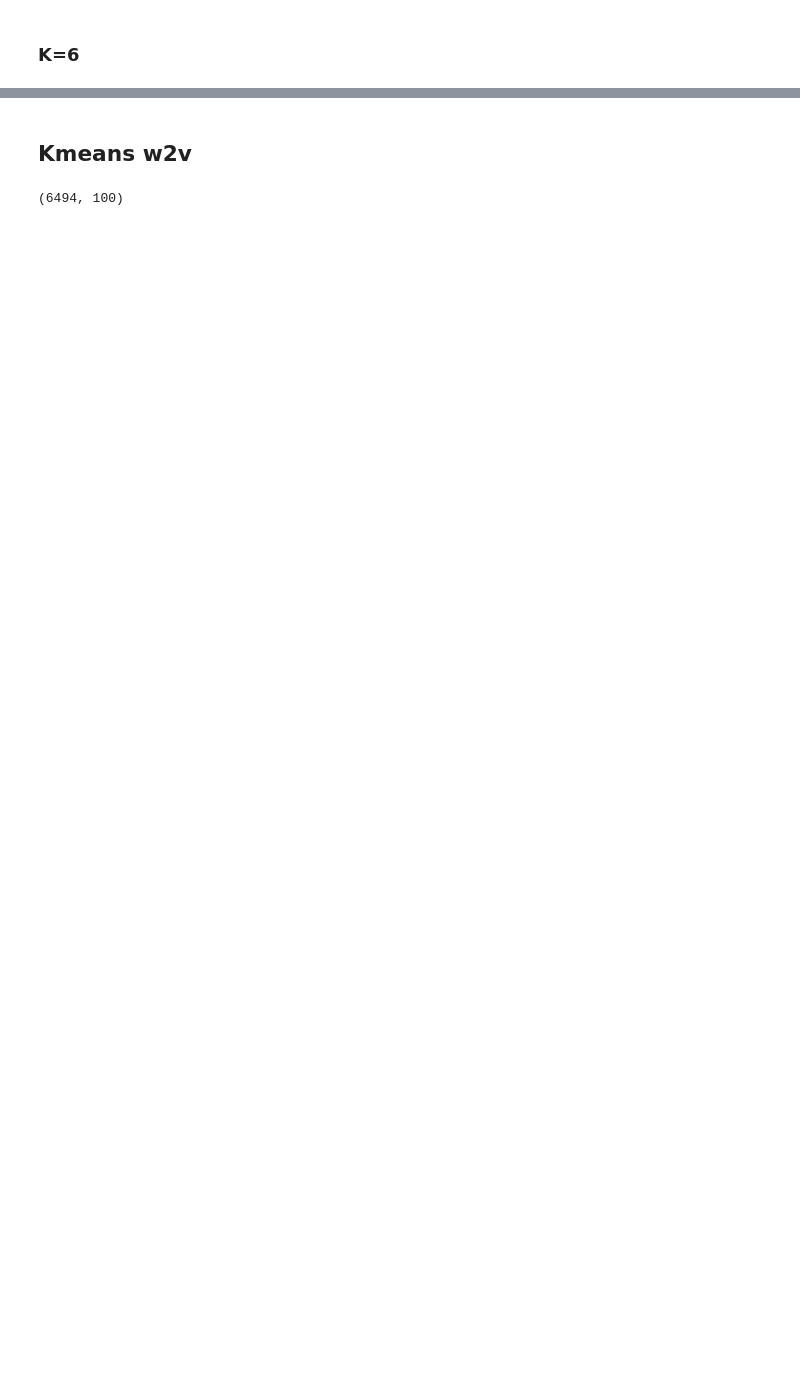
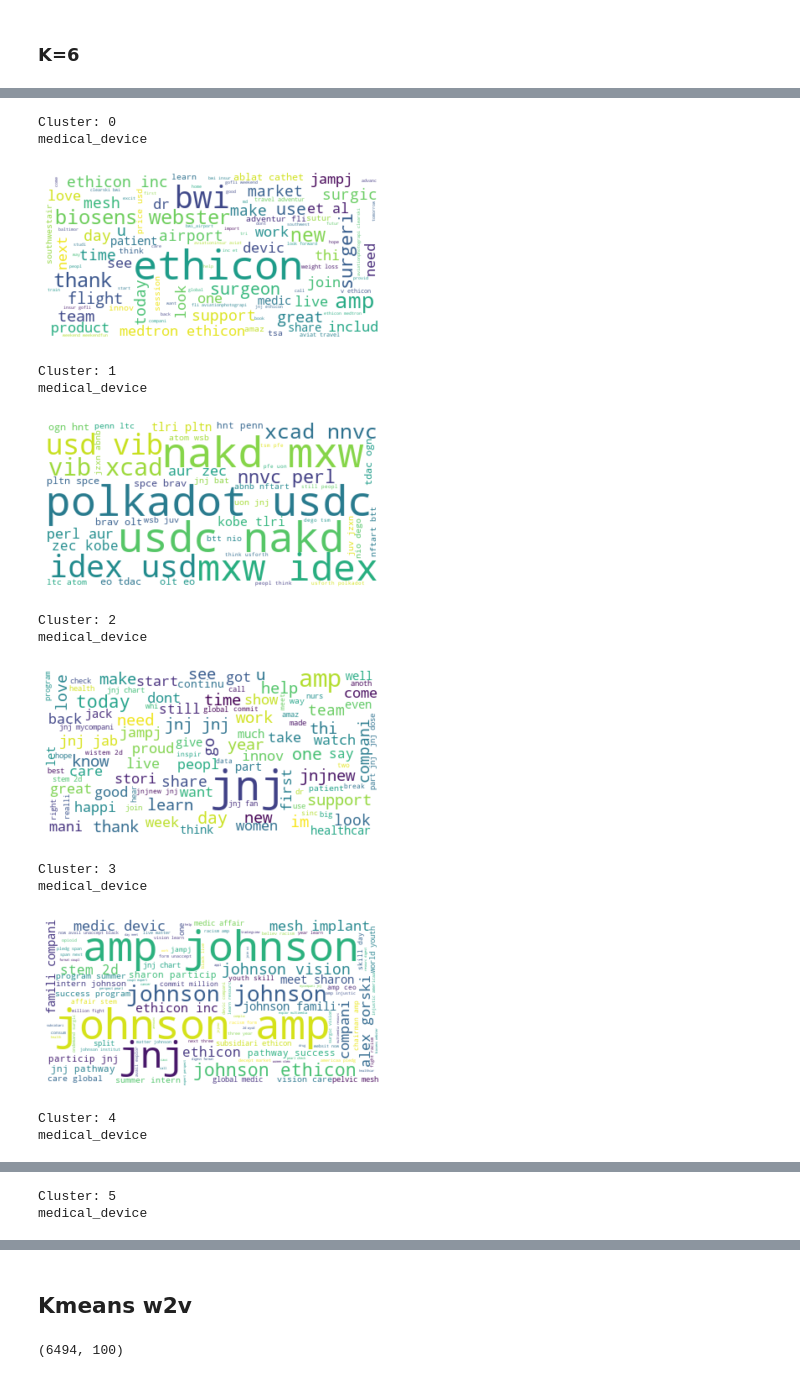
Before and after one commit to GniB23/Capstone-Project-JnJ, a Jupyter notebook: data/cluster.ipynb, the cells around one changed output, grey strips where cells are left out. Cells and saved outputs as stored; diff of their text form; code cells hidden in the pictures; blank space fills up the shorter version.

```diff
--- a/data/cluster.ipynb
+++ b/data/cluster.ipynb
@@ -225,0 +241,33 @@ Name: cluster, dtype: int64
+# %%
+from wordcloud import WordCloud
+result={'cluster':labels,'tweets':tweets['text']}
+result=pd.DataFrame(result)
+for k in range(0,true_k):
+    s=result[result.cluster==k]
+    text=s['tweets'].str.cat(sep=' ')
+    text=text.lower()
+    text=' '.join([word for word in text.split()])
+    wordcloud = WordCloud(max_font_size=50, max_words=100, background_color="white").generate(text)
+    print('Cluster: {}'.format(k))
+    print('medical_device')
+    titles=tweets_cl[tweets_cl.cluster==k]['medical_device']
+    # print(titles.to_string(index=False))
+    plt.figure()
+    plt.imshow(wordcloud, interpolation="bilinear")
+    plt.axis("off")
+    plt.show()
+# %% [output]
+Cluster: 0
+medical_device
+[figure, added]
+Cluster: 1
+medical_device
+[figure, added]
+Cluster: 2
+medical_device
+[figure, added]
+Cluster: 3
+medical_device
+[figure, added]
+Cluster: 4
+medical_device
@@ -225,0 +275,2 @@ Name: cluster, dtype: int64
+Cluster: 5
+medical_device
```
Also changed, not shown: parts of 39 cells of this notebook.
